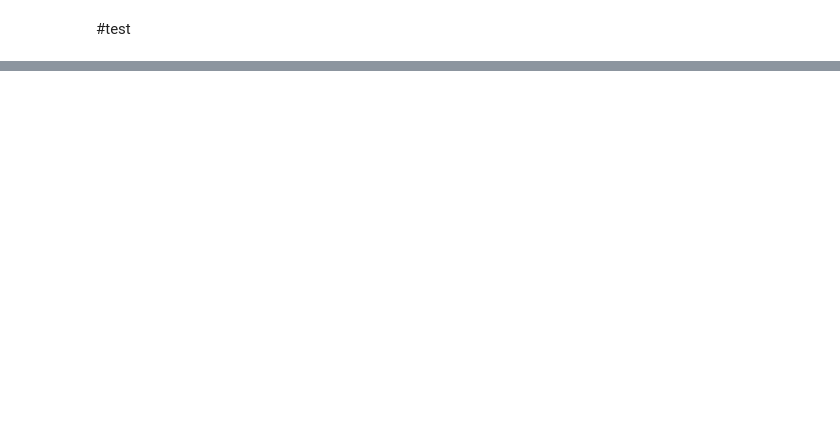
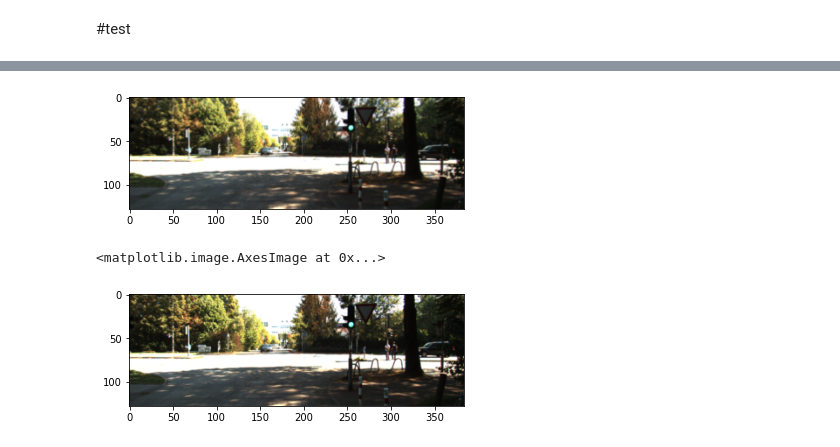
Before and after one commit to xiaowshi/Mono-Depth, a Jupyter notebook: monodep2.ipynb, the cells around one changed output, grey strips where cells are left out. Drawn from its saved outputs; the diff is of its cells as text; code cells hidden in the pictures; blank space fills up the shorter version.

```diff
--- a/monodep2.ipynb
+++ b/monodep2.ipynb
@@ -688,0 +951,71 @@ plt.figure(1), plt.imshow(right_img)
+# %%
+backproject_depth = {}
+project_3d = {}
+scales=range(4)
+width = 384
+height = 128
+K = np.array([[0.58, 0, 0.5, 0],
+              [0, 1.92, 0.5, 0],
+              [0,    0,   1, 0],
+              [0,    0,   0, 1]], dtype=np.float32)
+for scale in scales:
+    h = height // (2 ** scale)
+    w = width // (2 ** scale)
+
+    backproject_depth[scale] = BackprojectDepth(1, h, w)#batch size
+    backproject_depth[scale].to(device)
+
+    project_3d[scale] = Project3D(1, h, w)
+    project_3d[scale].to(device)
+
+    K = K.copy()
+    K[0, :] *= width // (2 ** scale)
+    K[1, :] *= height // (2 ** scale)
+
+    inv_K = np.linalg.pinv(K)
+    inputs[("K", scale)] = torch.from_numpy(K)
+    inputs[("inv_K", scale)] = torch.from_numpy(inv_K)
+
+#print(inputs[("K", 1)].size())#torch.Size([4, 4])
+#print("K matrix: ", inputs[("K", 1)][None][:, :3, :3])#drop last column and last row
+# tensor([[4.2762e+04, 0.0000e+00, 3.6864e+04, 0.0000e+00],
+#         [0.0000e+00, 1.5729e+04, 4.0960e+03, 0.0000e+00],
+#         [0.0000e+00, 0.0000e+00, 1.0000e+00, 0.0000e+00],
+#         [0.0000e+00, 0.0000e+00, 0.0000e+00, 1.0000e+00]])
+print('intrinsic parameter: ', inputs[("inv_K", 0)][None])#torch.Size([4, 4])
+print('intrinsic parameter: ', inputs[("inv_K", 0)][None][:, :3, :3])#torch.Size([4, 4])
+
+
+#generate_images_pred(inputs, outputs) #outputs have {("disp"):, ("axisangle"):, ("translation"):}
+
+scale = 0
+disp = outputs[("disp", scale)]
+source_scale = scale
+_, depth = disp_to_depth(disp, 0.1, 100)
+print('disp: ',disp.size(),"depth: ", depth.size())#torch.Size([1, 1, 128, 384])
+outputs[("depth", 0, scale)] = depth######
+
+for i, frame_id in enumerate(args.frame_ids[1:]):
+
+    T = outputs[("cam_T_cam", 0, frame_id)]
+    axisangle = outputs[("axisangle", 0, frame_id)]
+    translation = outputs[("translation", 0, frame_id)]
+    inv_depth = 1 / depth
+    mean_inv_depth = inv_depth.mean(3, True).mean(2, True)
+    cam_points = backproject_depth[source_scale](
+        depth, inputs[("inv_K", source_scale)][None])   # 2d depth to 3d point cloud
+    print('3d: ', cam_points.size())
+    pix_coords = project_3d[source_scale](
+        cam_points, inputs[("K", source_scale)][None], T)# 3d point cloud to 2d
+    print('2d: ', pix_coords.size())
+    outputs[("sample", frame_id, scale)] = pix_coords #2d reconstruction
+
+    outputs[("color", frame_id, scale)] = F.grid_sample(
+        inputs[("color", frame_id, source_scale)][None],
+        outputs[("sample", frame_id, scale)],
+        padding_mode="border") #warping
+    ##########input N,C,H_in,W_in , grid N,H_out,W_out,2
+print('output: ', outputs[("sample", frame_id, scale)].size())
+plt.imshow(outputs[("color", frame_id, scale)].squeeze().permute(1,2,0).detach().numpy()),plt.show()
+plt.imshow(inputs[("color", frame_id, scale)].squeeze().permute(1,2,0).detach().numpy())
+# %% [output]
@@ -688,0 +1039,3 @@ plt.figure(1), plt.imshow(right_img)
+[figure, added]
+<matplotlib.image.AxesImage at 0x...>
+[figure, added]
```
Also changed, not shown: parts of 30 cells of this notebook.
